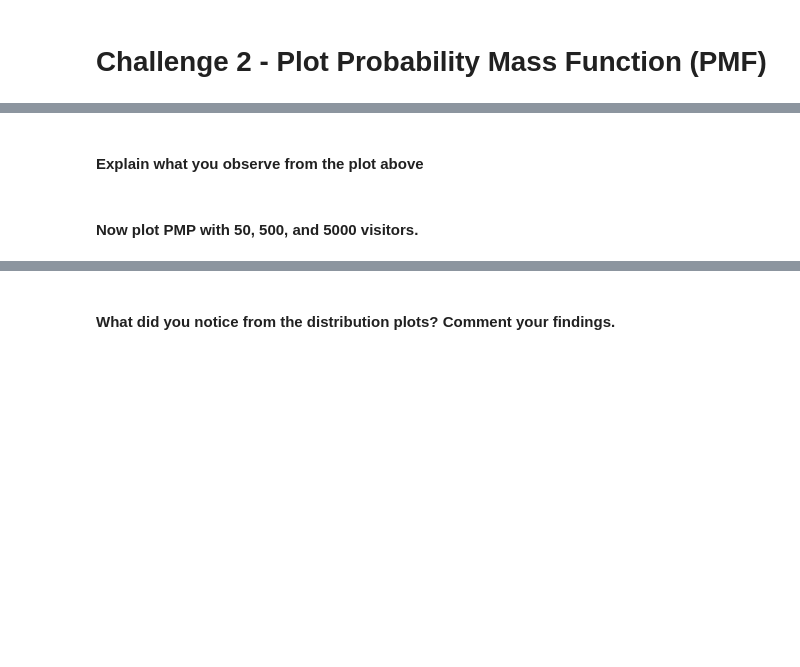
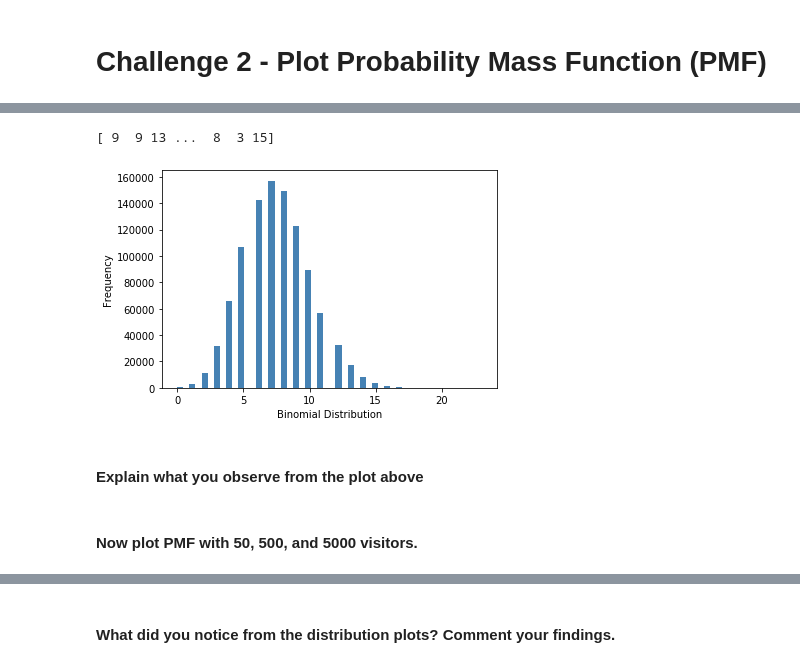
Before and after one commit to ironhack-datalabs/datamad0120, a Jupyter notebook: module-2/lab-probability-distribution/your_code/main.ipynb, the cells around one changed output, grey strips where cells are left out. Drawn from its saved outputs; the diff is of its cells as text; code cells hidden in the pictures; blank space fills up the shorter version.

```diff
--- a/module-2/lab-probability-distribution/your_code/main.ipynb
+++ b/module-2/lab-probability-distribution/your_code/main.ipynb
@@ -53,0 +149,13 @@ Use matplotlib subplots to plot a histogram of each sample.
+# %%
+# Your code here
+data_binom = binom.rvs(n=50,p=0.15,size=1000000)
+print(data_binom)
+ax = sns.distplot(data_binom,
+                  color='steelblue',
+                  kde=False,
+                  bins=50,
+                  hist_kws={"linewidth": 10,'alpha':1})
+ax.set(xlabel='Binomial Distribution', ylabel='Frequency');
+# %% [output]
+[ 9  9 13 ...  8  3 15]
+[figure, added]
@@ -58,2 +183,2 @@ Use matplotlib subplots to plot a histogram of each sample.
 # %% [markdown]
-#### Now plot PMP with 50, 500, and 5000 visitors.
+#### Now plot PMF with 50, 500, and 5000 visitors.
```
Also changed, not shown: parts of 30 cells of this notebook.
